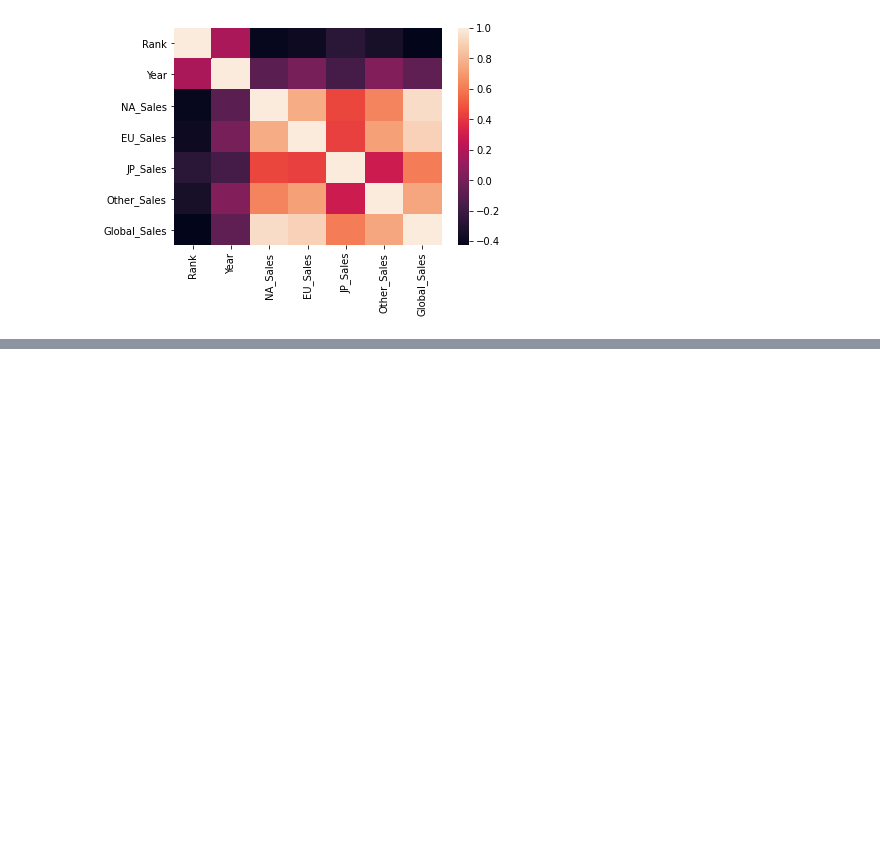
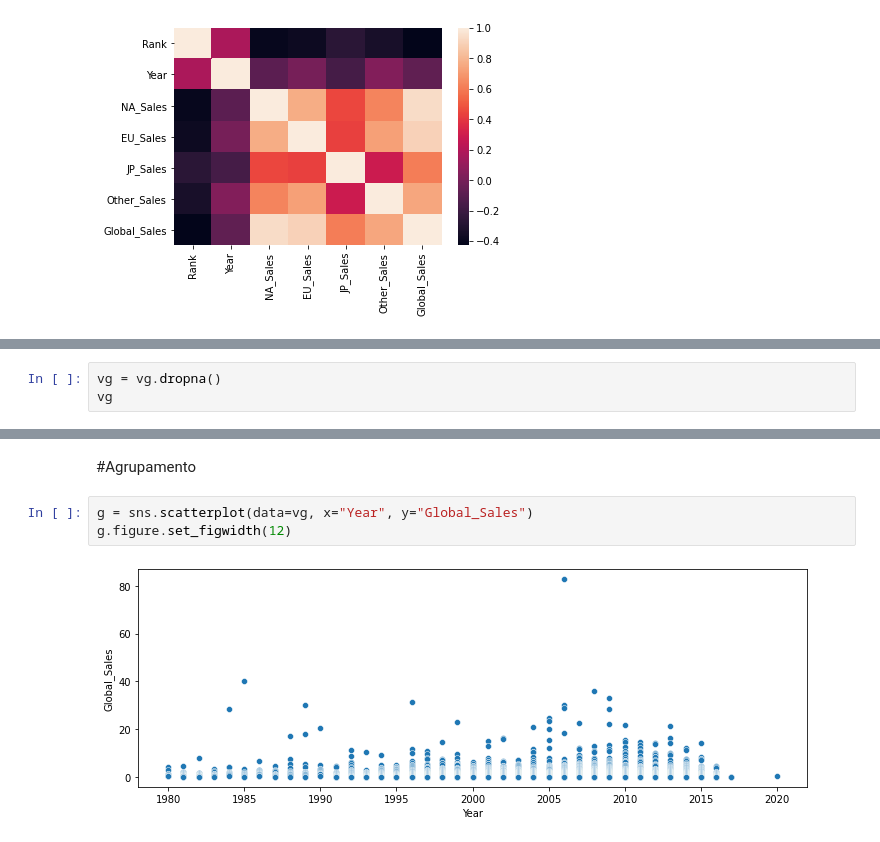
Before and after one commit to gregorylira/Analyze-the-videogame-sales-database, a Jupyter notebook: ProjetoICD.ipynb, the cells around one changed output, grey strips where cells are left out. Cells and saved outputs as stored; diff of their text form; blank space fills up the shorter version.

```diff
--- a/ProjetoICD.ipynb
+++ b/ProjetoICD.ipynb
@@ -230,0 +234,3 @@ sns.heatmap(vg.corr())
+# %%
+vg = vg.dropna()
+vg
@@ -250,0 +270,7 @@ vg.astype({"Year":int})
+# %% [markdown]
+#Agrupamento
+# %%
+g = sns.scatterplot(data=vg, x="Year", y="Global_Sales")
+g.figure.set_figwidth(12)
+# %% [output]
+[figure, added]
```
Also changed, not shown: parts of 8 cells of this notebook.
